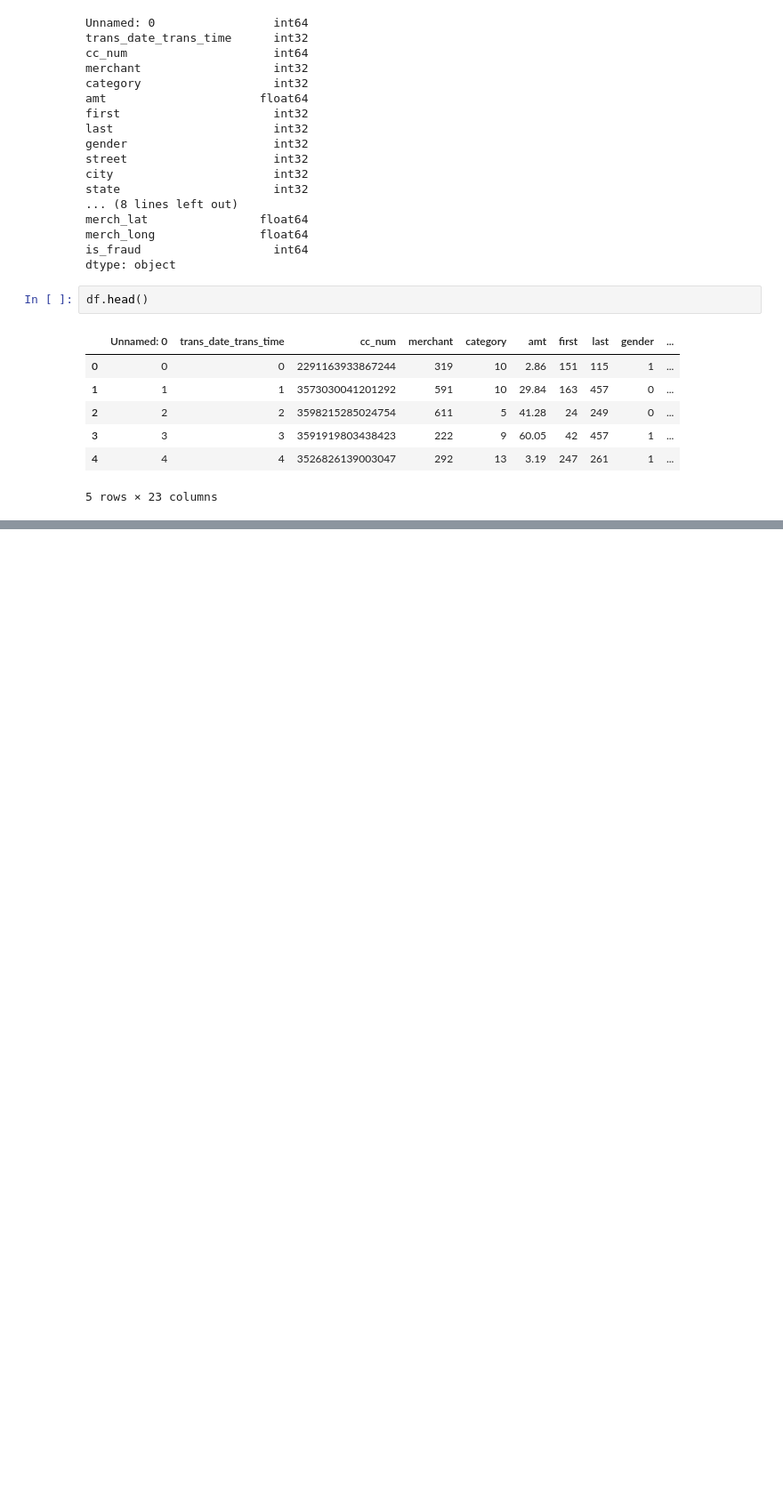
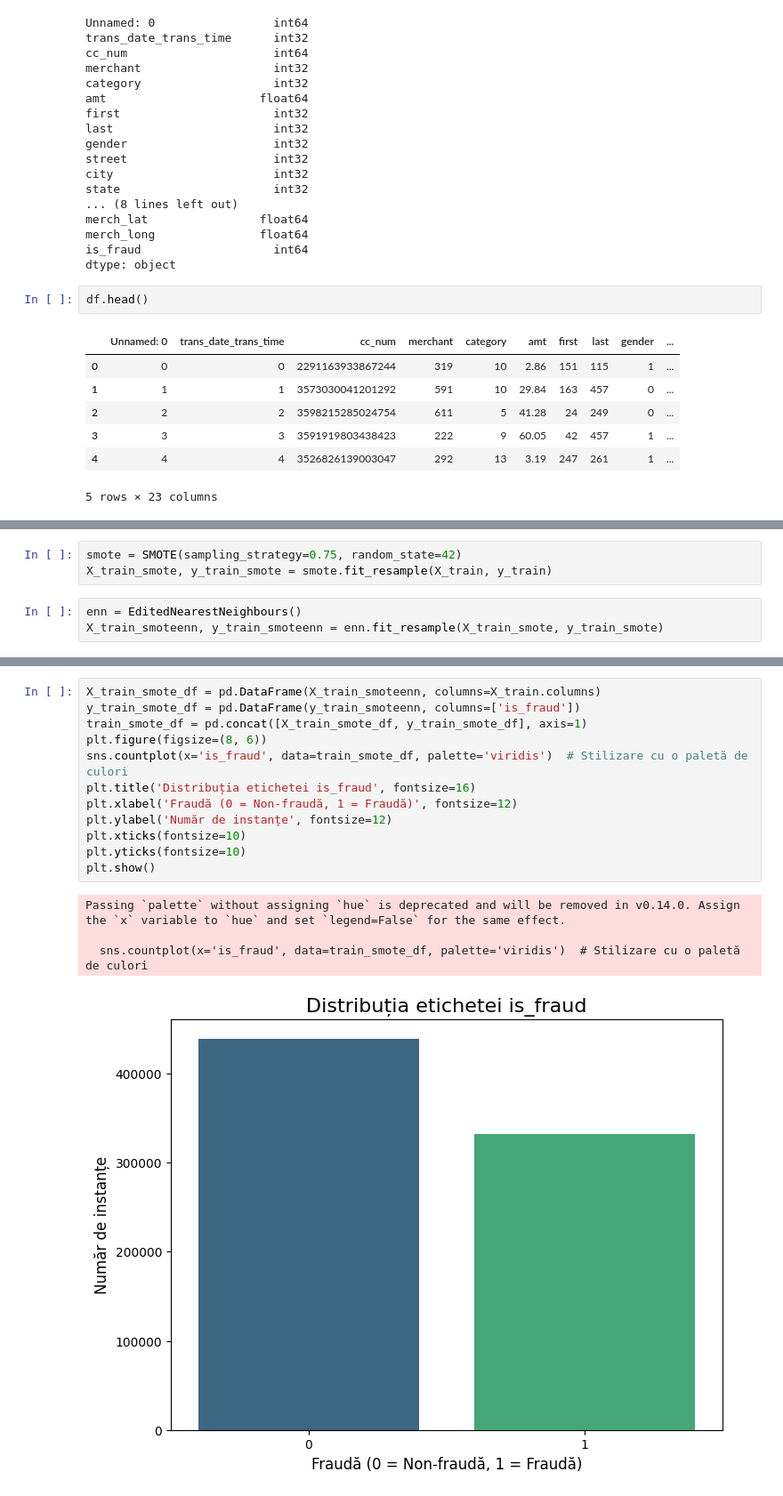
Before and after one commit to GabrielVrabie007/Project_Sigmoid_AI, a Jupyter notebook: analysis/data_balancing.ipynb, the cells around one changed output, grey strips where cells are left out. Shown at 89% size. Cells and saved outputs as stored; diff of their text form; blank space fills up the shorter version.

Commit message:
Data balancing-(SMOTE-method)

```diff
--- a/analysis/data_balancing.ipynb
+++ b/analysis/data_balancing.ipynb
@@ -123,0 +129,6 @@ df.head()
+# %%
+smote = SMOTE(sampling_strategy=0.75, random_state=42)
+X_train_smote, y_train_smote = smote.fit_resample(X_train, y_train)
+# %%
+enn = EditedNearestNeighbours()
+X_train_smoteenn, y_train_smoteenn = enn.fit_resample(X_train_smote, y_train_smote)
@@ -123,0 +161,17 @@ df.head()
+# %%
+X_train_smote_df = pd.DataFrame(X_train_smoteenn, columns=X_train.columns)
+y_train_smote_df = pd.DataFrame(y_train_smoteenn, columns=['is_fraud'])
+train_smote_df = pd.concat([X_train_smote_df, y_train_smote_df], axis=1)
+plt.figure(figsize=(8, 6))
+sns.countplot(x='is_fraud', data=train_smote_df, palette='viridis')  # Stilizare cu o paletă de culori
+plt.title('Distribuția etichetei is_fraud', fontsize=16)
+plt.xlabel('Fraudă (0 = Non-fraudă, 1 = Fraudă)', fontsize=12)
+plt.ylabel('Număr de instanțe', fontsize=12)
+plt.xticks(fontsize=10)
+plt.yticks(fontsize=10)
+plt.show()
+# %% [output]
+Passing `palette` without assigning `hue` is deprecated and will be removed in v0.14.0. Assign the `x` variable to `hue` and set `legend=False` for the same effect.
+
+  sns.countplot(x='is_fraud', data=train_smote_df, palette='viridis')  # Stilizare cu o paletă de culori
+[figure, added]
```
Also changed, not shown: parts of 4 cells of this notebook, 1 other file.
